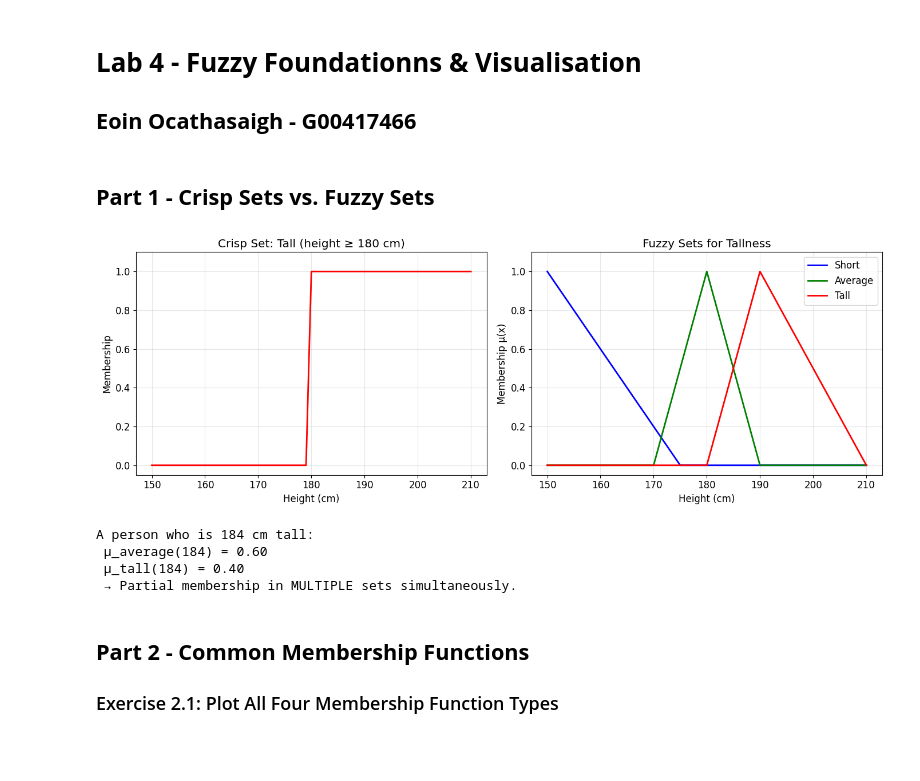
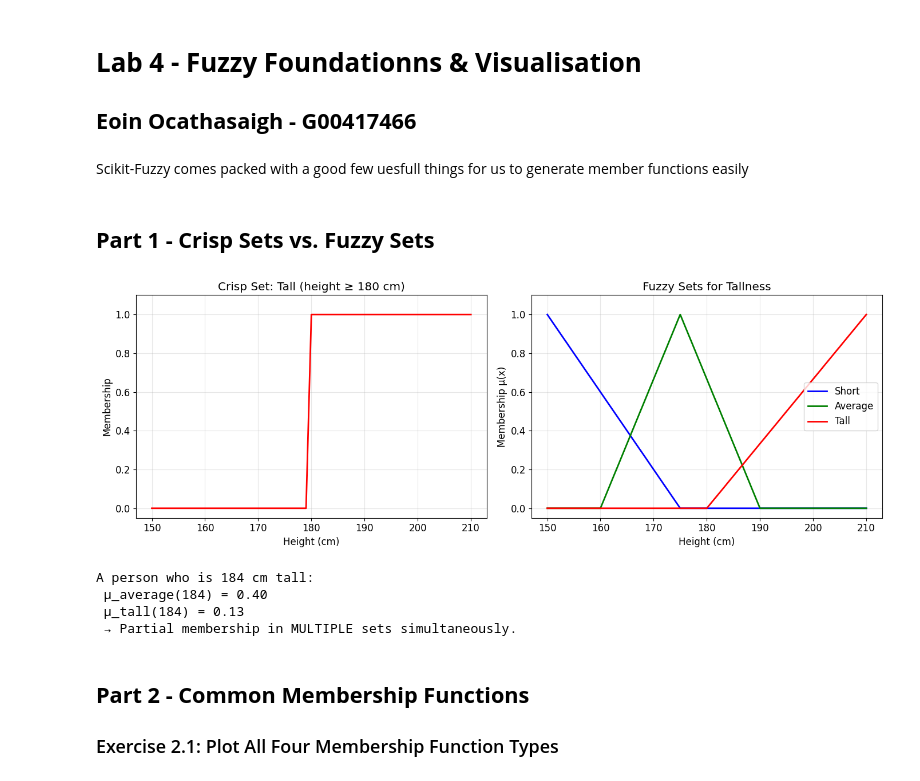
Before and after one commit to eoinocathasaigh/Artificial-Intelligence-Labs, a Jupyter notebook: Lab 4/Lab4.ipynb, the cells around one changed output. Cells and saved outputs as stored; diff of their text form; code cells hidden in the pictures; blank space fills up the shorter version.

Commit message:
Fixed some values for the graphs to make them look better

```diff
--- a/Lab 4/Lab4.ipynb
+++ b/Lab 4/Lab4.ipynb
@@ -1,6 +1,8 @@
 # %% [markdown]
 # **Lab 4 - Fuzzy Foundationns & Visualisation**
 ## **Eoin Ocathasaigh - G00417466**
+# %% [markdown]
+Scikit-Fuzzy comes packed with a good few uesfull things for us to generate member functions easily
 # %%
 import numpy as np
 import skfuzzy as fuzz
@@ -23,8 +25,8 @@ crisp_tall = np.where(x_height >= 180, 1.0, 0.0)
 short = fuzz.trimf(x_height, [150, 150, 175])
 
 # TODO: create here the "average" and "tall" sets
-average = fuzz.trimf(x_height, [170, 180, 190])
-tall = fuzz.trimf(x_height, [180, 190, 210])
+average = fuzz.trimf(x_height, [160, 175, 190])
+tall = fuzz.trimf(x_height, [180, 210, 210])
 
 fig, (ax1, ax2) = plt.subplots(1, 2, figsize=(14, 5))
 
@@ -32,37 +34,37 @@ fig, (ax1, ax2) = plt.subplots(1, 2, figsize=(14, 5))
 ax1.plot(x_height, crisp_tall, 'r-', linewidth=2)
 ax1.set_title('Crisp Set: Tall (height ≥ 180 cm)')
 ax1.set_xlabel('Height (cm)')
 ax1.set_ylabel('Membership')
 ax1.set_ylim(-0.05, 1.1)
 
 # Fuzzy
 ax2.plot(x_height, short, 'b-', linewidth=2, label='Short')
 ax2.plot(x_height, average, 'g-', linewidth=2, label='Average')
 ax2.plot(x_height, tall, 'r-', linewidth=2, label='Tall')
 ax2.set_title('Fuzzy Sets for Tallness')
 ax2.set_xlabel('Height (cm)')
 ax2.set_ylabel('Membership μ(x)')
 ax2.set_ylim(-0.05, 1.1)
 ax2.legend()
 plt.tight_layout()
 plt.show()
 
 # Demonstrate partial membership
 height = 184
 mu_avg = fuzz.interp_membership(x_height, average, height)
 
 # TODO: compute here the membership value for "tall"
 mu_tall = fuzz.interp_membership(x_height, tall, height)
 
 print(f"A person who is {height} cm tall:")
 print(f" μ_average({height}) = {mu_avg:.2f}")
 print(f" μ_tall({height}) = {mu_tall:.2f}")
 print(f" → Partial membership in MULTIPLE sets simultaneously.")
 # %% [output]
-[figure, old version]
+[figure, new version]
 A person who is 184 cm tall:
- μ_average(184) = 0.60
- μ_tall(184) = 0.40
+ μ_average(184) = 0.40
+ μ_tall(184) = 0.13
  → Partial membership in MULTIPLE sets simultaneously.
 # %% [markdown]
 ## **Part 2 - Common Membership Functions**
```
Also changed, not shown: parts of 6 cells of this notebook.
